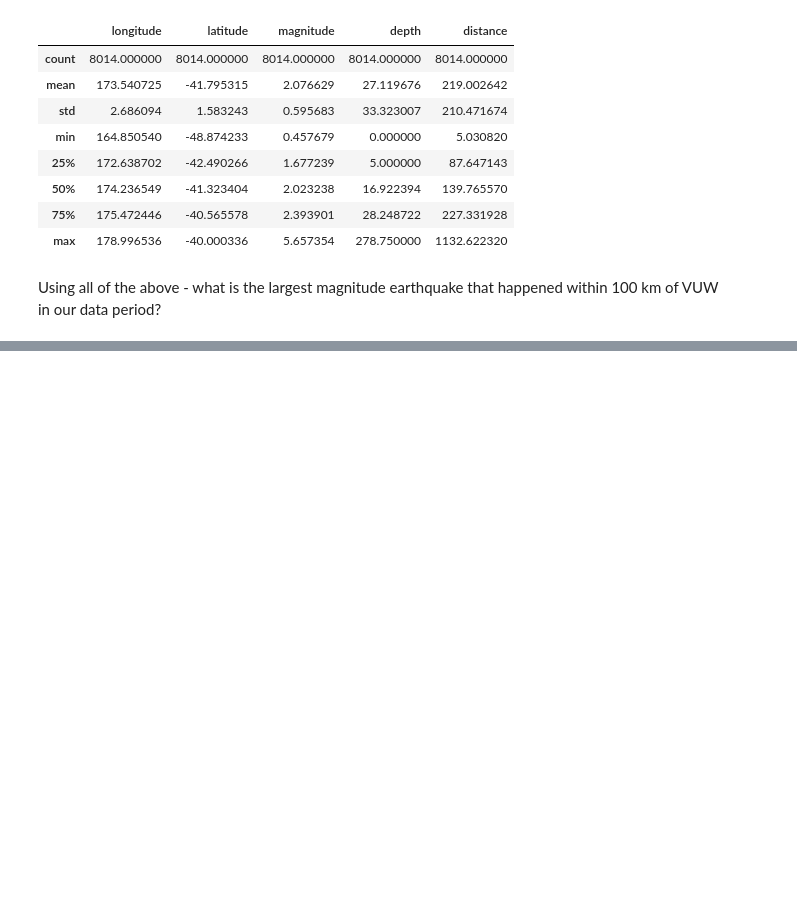
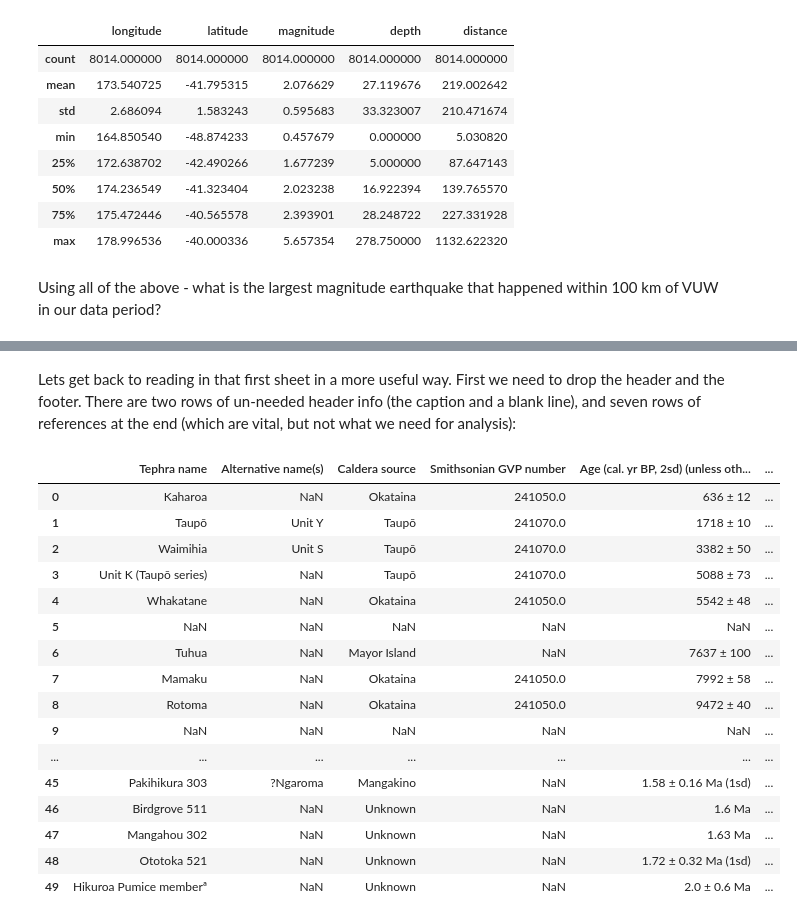
Before and after one commit to calum-chamberlain/ESCI451-Python, a Jupyter notebook: ESCI451_Module_2B.ipynb, the cells around one changed output, grey strips where cells are left out. Saved outputs shown, nothing was run; the diff lists cells and outputs as text; code cells hidden in the pictures; blank space fills up the shorter version.

```diff
--- a/ESCI451_Module_2B.ipynb
+++ b/ESCI451_Module_2B.ipynb
@@ -632,0 +694,24 @@ Using all of the above - what is the largest magnitude earthquake that happened
+# %% [markdown]
+Lets get back to reading in that first sheet in a more useful way. First we need to drop the header and the footer. There are two rows of un-needed header info (the caption and a blank line), and seven rows of references at the end (which are vital, but not what we need for analysis):
+# %%
+tephranz = pd.read_excel("data/TephraNZ/TephraNZ_Tables_FINAL4.xlsx", header=2, skipfooter=7)
+
+tephranz
+# %% [output]
+|  | Tephra name | Alternative name(s) | Caldera source | Smithsonian GVP number | Age (cal. yr BP, 2sd) (unless oth... | ... |
+| 0 | Kaharoa | NaN | Okataina | 241050.0 | 636 ± 12 | ... |
+| 1 | Taupō | Unit Y | Taupō | 241070.0 | 1718 ± 10 | ... |
+| 2 | Waimihia | Unit S | Taupō | 241070.0 | 3382 ± 50 | ... |
+| 3 | Unit K (Taupō series) | NaN | Taupō | 241070.0 | 5088 ± 73 | ... |
+| 4 | Whakatane | NaN | Okataina | 241050.0 | 5542 ± 48 | ... |
+| 5 | NaN | NaN | NaN | NaN | NaN | ... |
+| 6 | Tuhua | NaN | Mayor Island | NaN | 7637 ± 100 | ... |
+| 7 | Mamaku | NaN | Okataina | 241050.0 | 7992 ± 58 | ... |
+| 8 | Rotoma | NaN | Okataina | 241050.0 | 9472 ± 40 | ... |
+| 9 | NaN | NaN | NaN | NaN | NaN | ... |
+| ... | ... | ... | ... | ... | ... | ... |
+| 45 | Pakihikura 303 | ?Ngaroma | Mangakino | NaN | 1.58 ± 0.16 Ma (1sd) | ... |
+| 46 | Birdgrove 511 | NaN | Unknown | NaN | 1.6 Ma | ... |
+| 47 | Mangahou 302 | NaN | Unknown | NaN | 1.63 Ma | ... |
+| 48 | Ototoka 521 | NaN | Unknown | NaN | 1.72 ± 0.32 Ma (1sd) | ... |
+| 49 | Hikuroa Pumice memberª | NaN | Unknown | NaN | 2.0 ± 0.6 Ma | ... |
```
Also changed, not shown: parts of 13 cells of this notebook.
